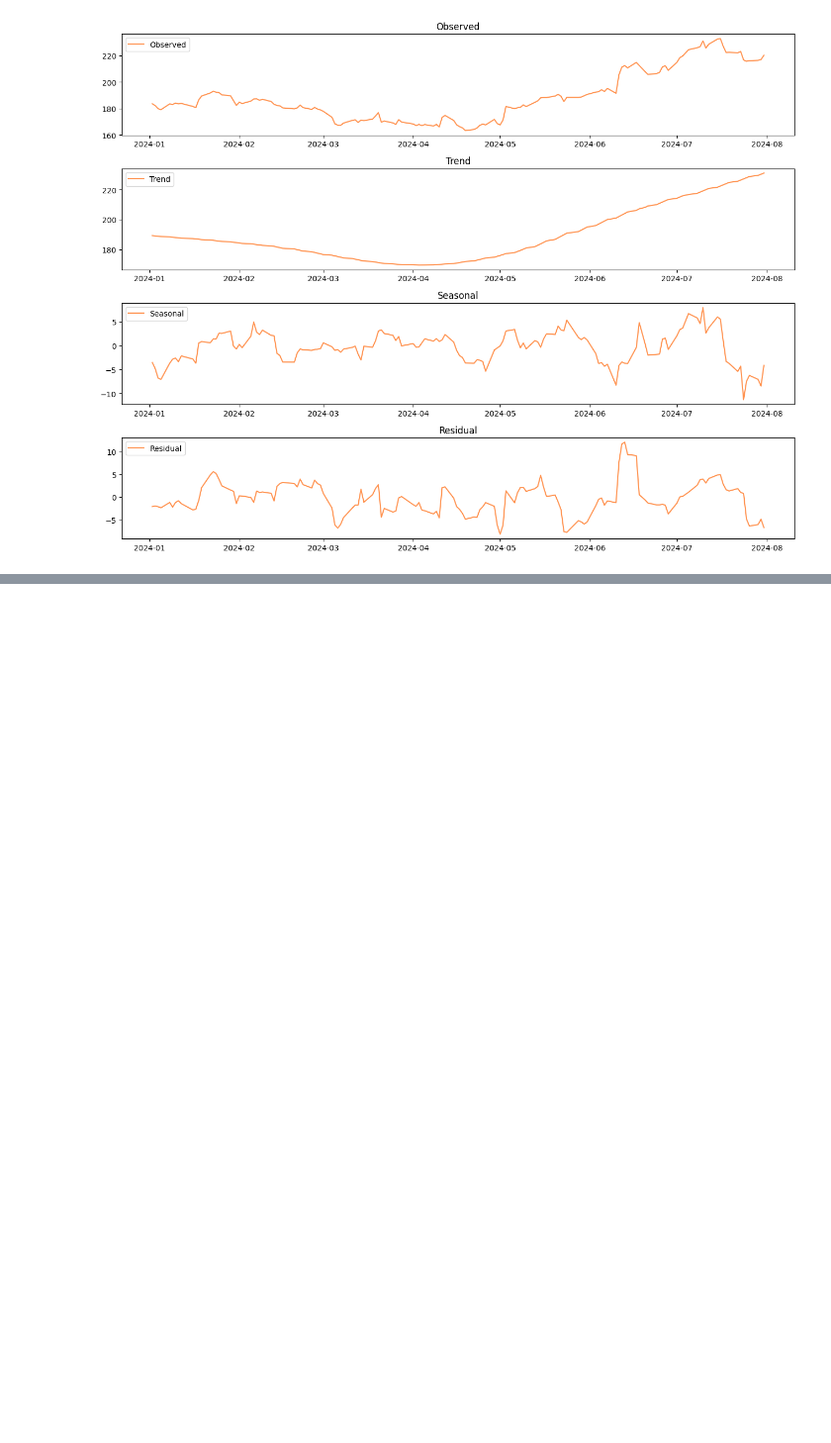
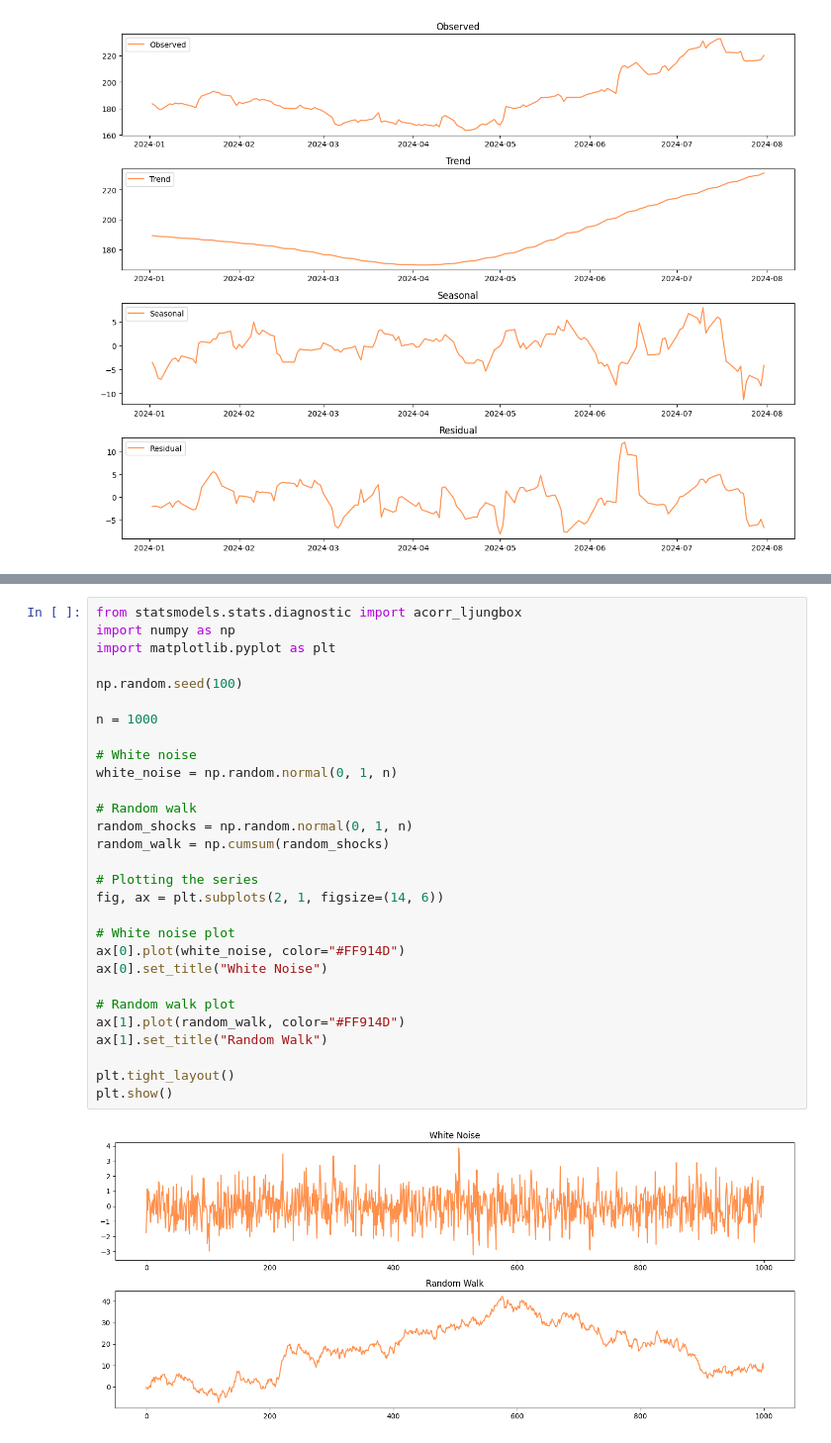
Before and after one commit to sup-neupane/Time-Series-Analysis, a Jupyter notebook: [00]time-series.ipynb, the cells around one changed output, grey strips where cells are left out. Shown at 99% size. Cells and saved outputs as stored; diff of their text form; blank space fills up the shorter version.

```diff
--- a/[00]time-series.ipynb
+++ b/[00]time-series.ipynb
@@ -307,0 +731,31 @@ It fits a constant mean model and examines the variance of the cumulative sum of
+# %%
+from statsmodels.stats.diagnostic import acorr_ljungbox
+import numpy as np
+import matplotlib.pyplot as plt
+
+np.random.seed(100)
+
+n = 1000
+
+# White noise
+white_noise = np.random.normal(0, 1, n)
+
+# Random walk
+random_shocks = np.random.normal(0, 1, n)
+random_walk = np.cumsum(random_shocks)
+
+# Plotting the series
+fig, ax = plt.subplots(2, 1, figsize=(14, 6))
+
+# White noise plot
+ax[0].plot(white_noise, color="#FF914D")
+ax[0].set_title("White Noise")
+
+# Random walk plot
+ax[1].plot(random_walk, color="#FF914D")
+ax[1].set_title("Random Walk")
+
+plt.tight_layout()
+plt.show()
+# %% [output]
+[figure, added]
```
Also changed, not shown: parts of 31 cells of this notebook, 2 other files.
